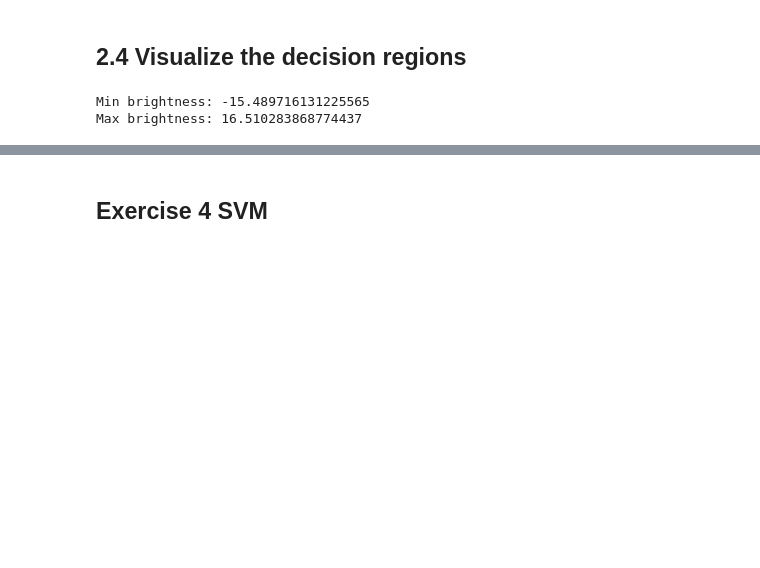
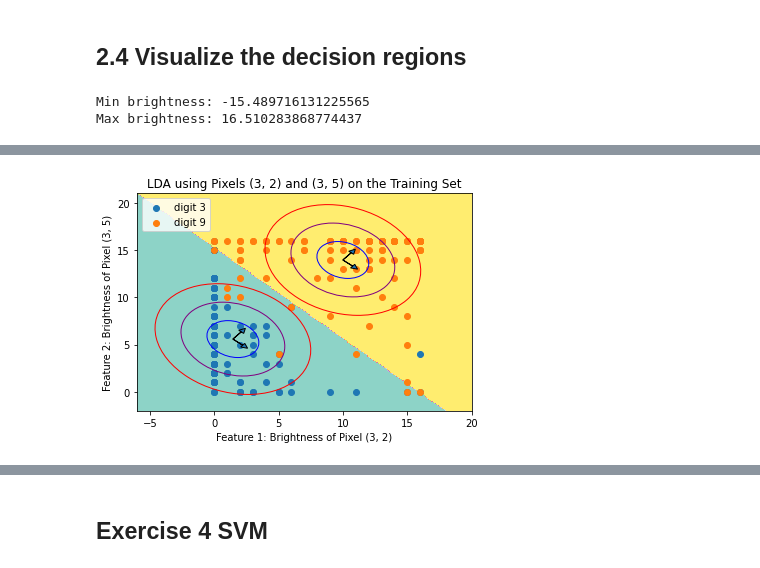
Before and after one commit to Simon-0711/ML_essentials, a Jupyter notebook: Exercise_1/Exercise_1_complete.ipynb, the cells around one changed output, grey strips where cells are left out. Cells and saved outputs as stored; diff of their text form; code cells hidden in the pictures; blank space fills up the shorter version.

```diff
--- a/Exercise_1/Exercise_1_complete.ipynb
+++ b/Exercise_1/Exercise_1_complete.ipynb
@@ -361,0 +643,7 @@ plt.show()
+# %%
+plot_lda_evaluation(
+    cov, mu, p, X_train, y_train, 'LDA using Pixels (3, 2) and (3, 5) on the Training Set',
+    'Feature 1: Brightness of Pixel (3, 2)', 'Feature 2: Brightness of Pixel (3, 5)',['digit 3', 'digit 9']
+)
+# %% [output]
+[figure, added]
```
Also changed, not shown: parts of 34 cells of this notebook, 1 other file.
